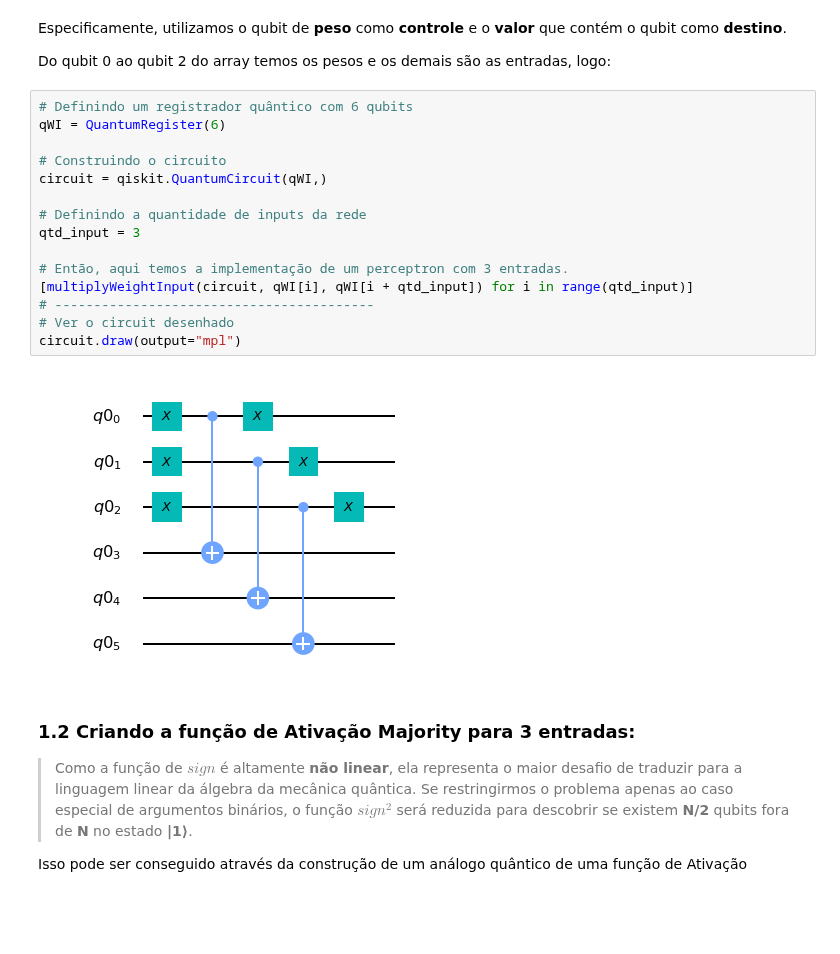
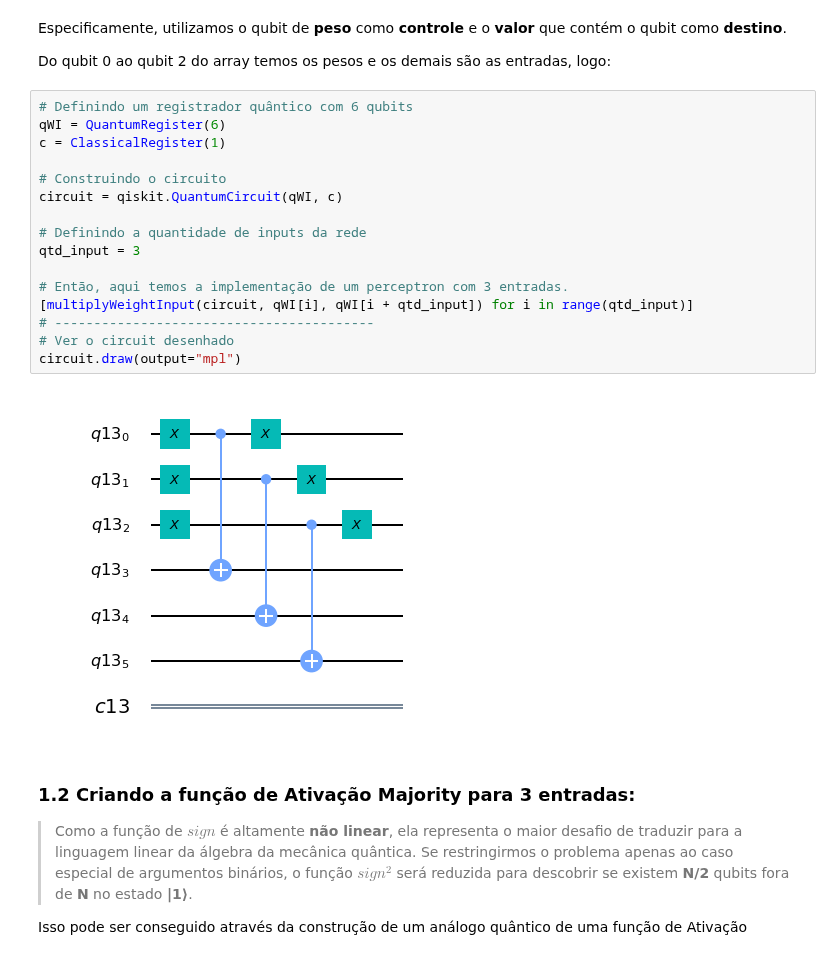
Before and after one commit to adjs/comp-quantica, a Jupyter notebook: projetos/2019-05/Resumo Artigo Sobre QBNN.ipynb, the cells around one changed output. Drawn from its saved outputs; the diff is of its cells as text; blank space fills up the shorter version.

```diff
--- a/projetos/2019-05/Resumo Artigo Sobre QBNN.ipynb
+++ b/projetos/2019-05/Resumo Artigo Sobre QBNN.ipynb
@@ -237,20 +237,21 @@ Do qubit 0 ao qubit 2 do array temos os pesos e os demais são as entradas, logo
 # %%
 # Definindo um registrador quântico com 6 qubits
 qWI = QuantumRegister(6)
+c = ClassicalRegister(1)
 
 # Construindo o circuito
-circuit = qiskit.QuantumCircuit(qWI,)
+circuit = qiskit.QuantumCircuit(qWI, c)
 
 # Definindo a quantidade de inputs da rede
 qtd_input = 3
 
 # Então, aqui temos a implementação de um perceptron com 3 entradas.
 [multiplyWeightInput(circuit, qWI[i], qWI[i + qtd_input]) for i in range(qtd_input)]
 # -----------------------------------------
 # Ver o circuit desenhado
 circuit.draw(output="mpl")
 # %% [output]
-[figure, old version]
+[figure, new version]
 # %% [markdown]
 ### 1.2 Criando a função de Ativação Majority para 3 entradas:
 
```
Also changed, not shown: parts of 12 cells of this notebook.
